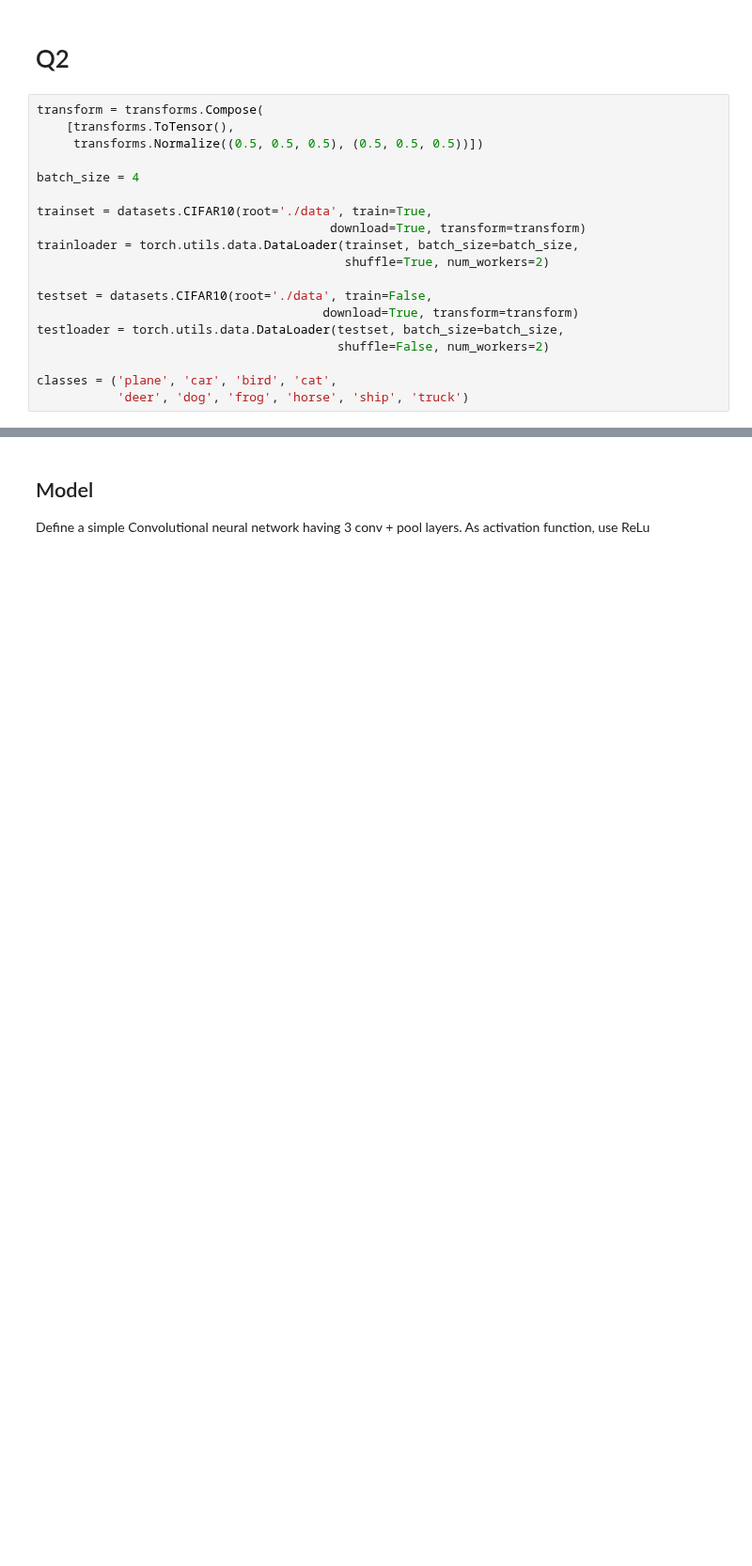
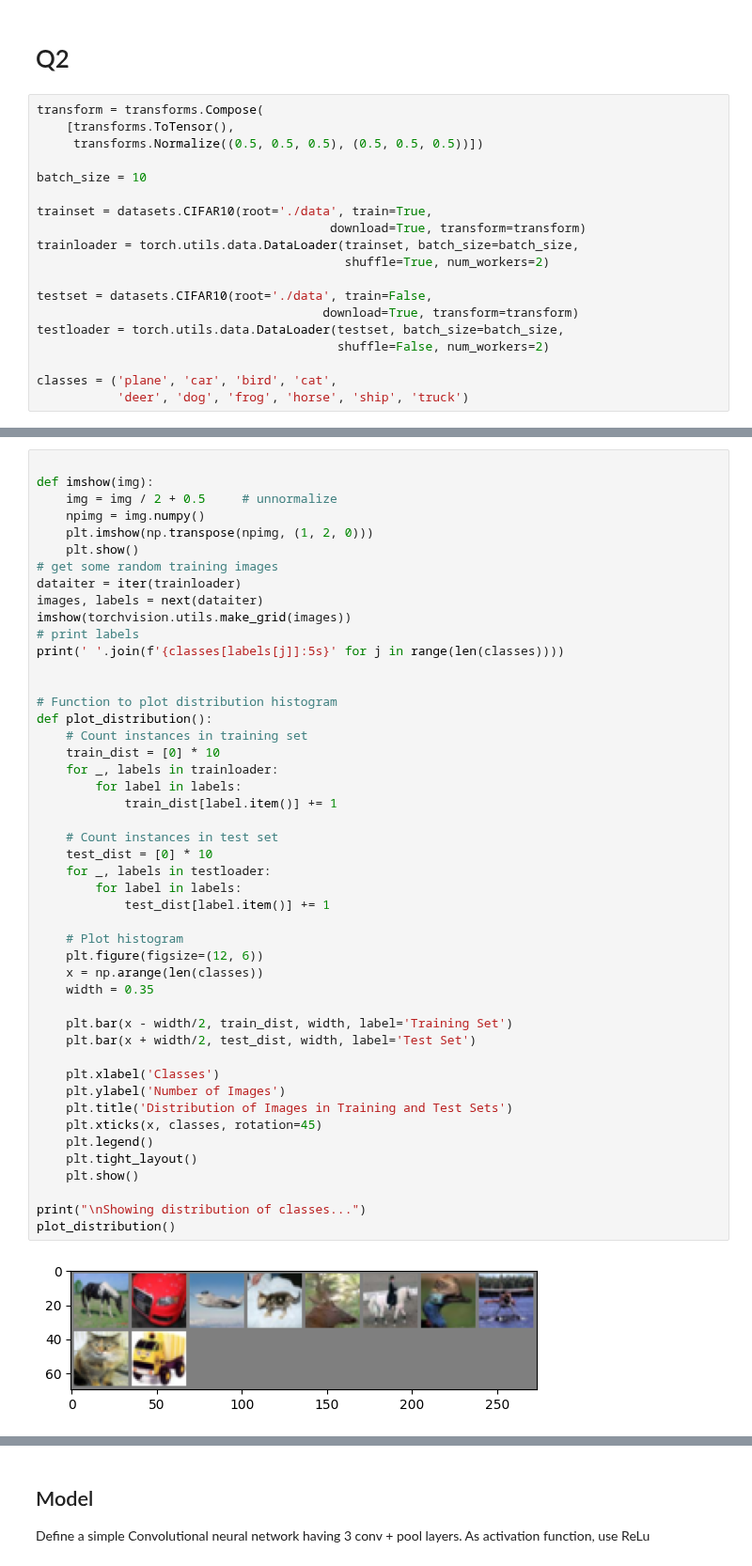
Before and after one commit to dami013/DeepLearning, a Jupyter notebook: assignment2/damiano-ficara.ipynb, the cells around one changed output, grey strips where cells are left out. Shown at 94% size. Cells and saved outputs as stored; diff of their text form; blank space fills up the shorter version.

```diff
--- a/assignment2/damiano-ficara.ipynb
+++ b/assignment2/damiano-ficara.ipynb
@@ -36,7 +38,7 @@ transform = transforms.Compose(
     [transforms.ToTensor(),
      transforms.Normalize((0.5, 0.5, 0.5), (0.5, 0.5, 0.5))])
 
-batch_size = 4
+batch_size = 10
 
 trainset = datasets.CIFAR10(root='./data', train=True,
                                         download=True, transform=transform)
@@ -57,0 +58,49 @@ Files already downloaded and verified
+# %%
+
+def imshow(img):
+    img = img / 2 + 0.5     # unnormalize
+    npimg = img.numpy()
+    plt.imshow(np.transpose(npimg, (1, 2, 0)))
+    plt.show()
+# get some random training images
+dataiter = iter(trainloader)
+images, labels = next(dataiter)
+imshow(torchvision.utils.make_grid(images))
+# print labels
+print(' '.join(f'{classes[labels[j]]:5s}' for j in range(len(classes))))
+
+
+# Function to plot distribution histogram
+def plot_distribution():
+    # Count instances in training set
+    train_dist = [0] * 10
+    for _, labels in trainloader:
+        for label in labels:
+            train_dist[label.item()] += 1
+
+    # Count instances in test set
+    test_dist = [0] * 10
+    for _, labels in testloader:
+        for label in labels:
+            test_dist[label.item()] += 1
+
+    # Plot histogram
+    plt.figure(figsize=(12, 6))
+    x = np.arange(len(classes))
+    width = 0.35
+
+    plt.bar(x - width/2, train_dist, width, label='Training Set')
+    plt.bar(x + width/2, test_dist, width, label='Test Set')
+
+    plt.xlabel('Classes')
+    plt.ylabel('Number of Images')
+    plt.title('Distribution of Images in Training and Test Sets')
+    plt.xticks(x, classes, rotation=45)
+    plt.legend()
+    plt.tight_layout()
+    plt.show()
+
+print("\nShowing distribution of classes...")
+plot_distribution()
+# %% [output]
+[figure, added]
```
Also changed, not shown: parts of 6 cells of this notebook.
